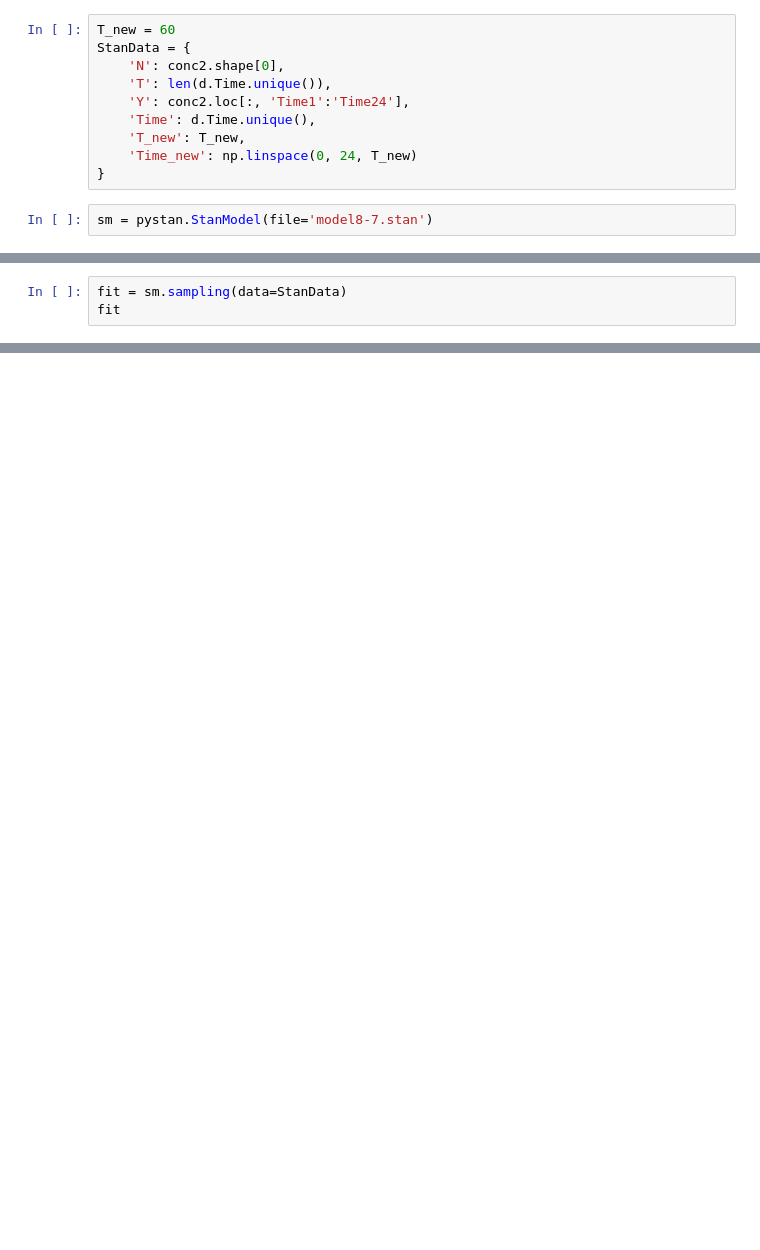
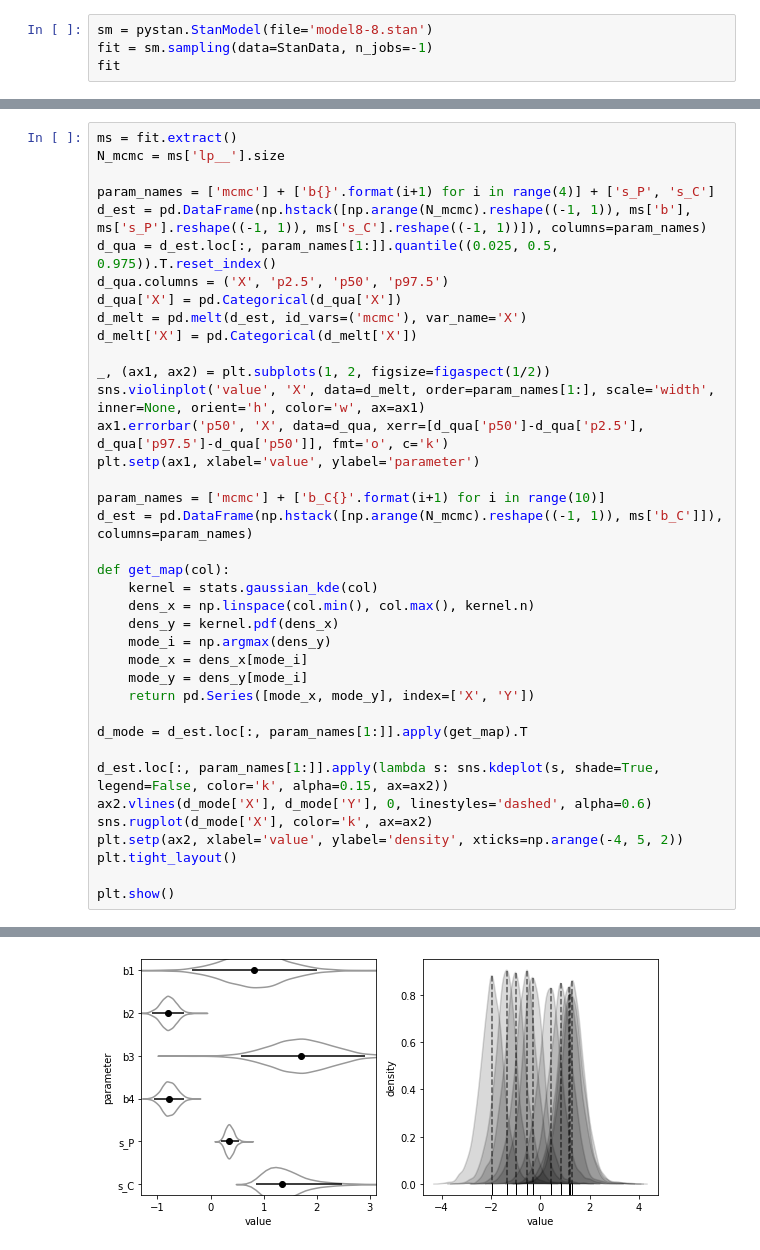
Before and after one commit to CobaMasa/RStan2PyStan, a Jupyter notebook: chapter8_3.ipynb, the cells around one changed output, grey strips where cells are left out. Saved outputs shown, nothing was run; the diff lists cells and outputs as text; blank space fills up the shorter version.

```diff
--- a/chapter8_3.ipynb
+++ b/chapter8_3.ipynb
@@ -96,13 +69,5 @@ Saving model8-7.stan to model8-7 (1).stan
-# %%
-T_new = 60
-StanData = {
-    'N': conc2.shape[0],
-    'T': len(d.Time.unique()),
-    'Y': conc2.loc[:, 'Time1':'Time24'],
-    'Time': d.Time.unique(),
-    'T_new': T_new,
-    'Time_new': np.linspace(0, 24, T_new)
-}
 # %%
-sm = pystan.StanModel(file='model8-7.stan')
+sm = pystan.StanModel(file='model8-8.stan')
+fit = sm.sampling(data=StanData, n_jobs=-1)
+fit
 # %% [output]
@@ -110,3 +94,0 @@ INFO:pystan:COMPILING THE C++ CODE FOR MODEL anon_model_2c679b3cbe2c58b73ccc8a66
-# %%
-fit = sm.sampling(data=StanData)
-fit
@@ -167,0 +95,39 @@ plt.show();
+# %%
+ms = fit.extract()
+N_mcmc = ms['lp__'].size
+
+param_names = ['mcmc'] + ['b{}'.format(i+1) for i in range(4)] + ['s_P', 's_C']
+d_est = pd.DataFrame(np.hstack([np.arange(N_mcmc).reshape((-1, 1)), ms['b'], ms['s_P'].reshape((-1, 1)), ms['s_C'].reshape((-1, 1))]), columns=param_names)
+d_qua = d_est.loc[:, param_names[1:]].quantile((0.025, 0.5, 0.975)).T.reset_index()
+d_qua.columns = ('X', 'p2.5', 'p50', 'p97.5')
+d_qua['X'] = pd.Categorical(d_qua['X'])
+d_melt = pd.melt(d_est, id_vars=('mcmc'), var_name='X')
+d_melt['X'] = pd.Categorical(d_melt['X'])
+
+_, (ax1, ax2) = plt.subplots(1, 2, figsize=figaspect(1/2))
+sns.violinplot('value', 'X', data=d_melt, order=param_names[1:], scale='width', inner=None, orient='h', color='w', ax=ax1)
+ax1.errorbar('p50', 'X', data=d_qua, xerr=[d_qua['p50']-d_qua['p2.5'], d_qua['p97.5']-d_qua['p50']], fmt='o', c='k')
+plt.setp(ax1, xlabel='value', ylabel='parameter')
+
+param_names = ['mcmc'] + ['b_C{}'.format(i+1) for i in range(10)]
+d_est = pd.DataFrame(np.hstack([np.arange(N_mcmc).reshape((-1, 1)), ms['b_C']]), columns=param_names)
+
+def get_map(col):
+    kernel = stats.gaussian_kde(col)
+    dens_x = np.linspace(col.min(), col.max(), kernel.n)
+    dens_y = kernel.pdf(dens_x)
+    mode_i = np.argmax(dens_y)
+    mode_x = dens_x[mode_i]
+    mode_y = dens_y[mode_i]
+    return pd.Series([mode_x, mode_y], index=['X', 'Y'])
+
+d_mode = d_est.loc[:, param_names[1:]].apply(get_map).T
+
+d_est.loc[:, param_names[1:]].apply(lambda s: sns.kdeplot(s, shade=True, legend=False, color='k', alpha=0.15, ax=ax2))
+ax2.vlines(d_mode['X'], d_mode['Y'], 0, linestyles='dashed', alpha=0.6)
+sns.rugplot(d_mode['X'], color='k', ax=ax2)
+plt.setp(ax2, xlabel='value', ylabel='density', xticks=np.arange(-4, 5, 2))
+plt.tight_layout()
+
+plt.show()
+# %% [output]
@@ -167,0 +135 @@ plt.show();
+[figure, added]
```
Also changed, not shown: parts of 13 cells of this notebook.
